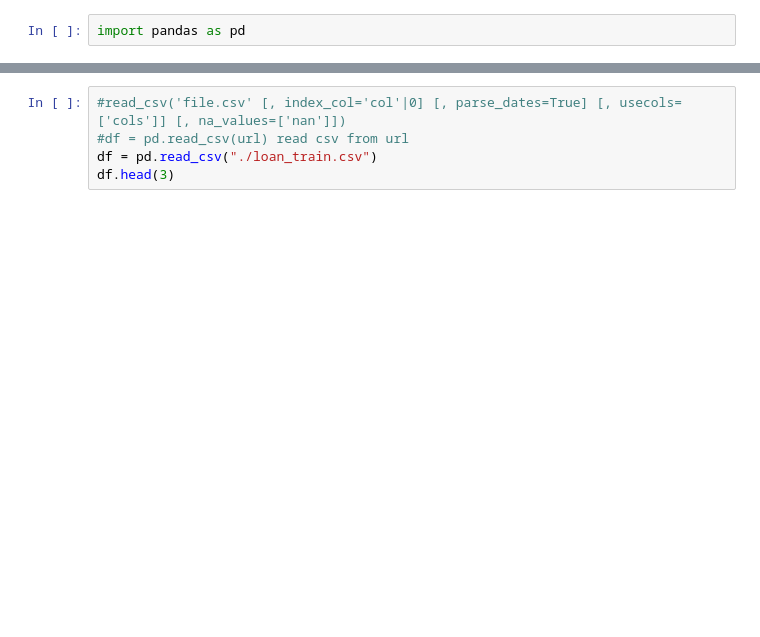
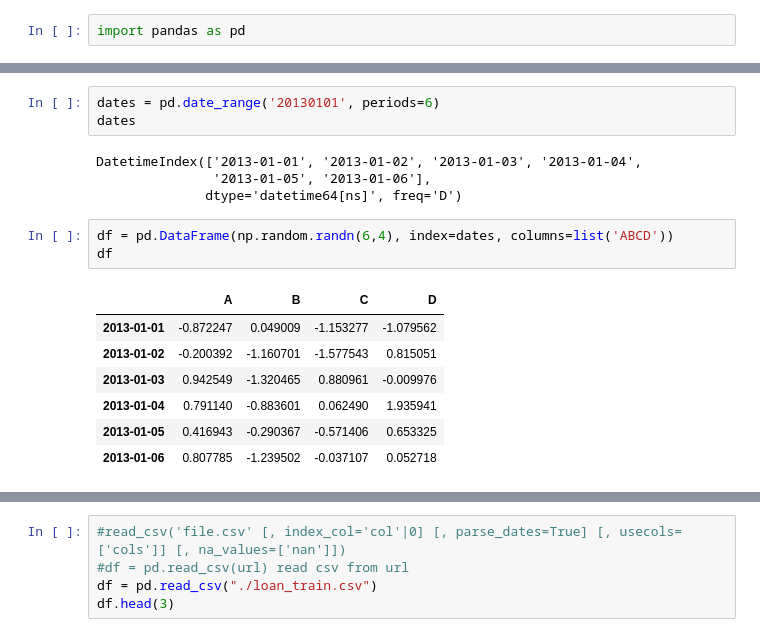
Before and after one commit to jackz3/notes, a Jupyter notebook: pandas.ipynb, the cells around one changed output, grey strips where cells are left out. Saved outputs shown, nothing was run; the diff lists cells and outputs as text; blank space fills up the shorter version.

```diff
--- a/pandas.ipynb
+++ b/pandas.ipynb
@@ -2,0 +16,18 @@ import pandas as pd
+# %%
+dates = pd.date_range('20130101', periods=6)
+dates
+# %% [output]
+DatetimeIndex(['2013-01-01', '2013-01-02', '2013-01-03', '2013-01-04',
+               '2013-01-05', '2013-01-06'],
+              dtype='datetime64[ns]', freq='D')
+# %%
+df = pd.DataFrame(np.random.randn(6,4), index=dates, columns=list('ABCD'))
+df
+# %% [output]
+|  | A | B | C | D |
+| 2013-01-01 | -0.872247 | 0.049009 | -1.153277 | -1.079562 |
+| 2013-01-02 | -0.200392 | -1.160701 | -1.577543 | 0.815051 |
+| 2013-01-03 | 0.942549 | -1.320465 | 0.880961 | -0.009976 |
+| 2013-01-04 | 0.791140 | -0.883601 | 0.062490 | 1.935941 |
+| 2013-01-05 | 0.416943 | -0.290367 | -0.571406 | 0.653325 |
+| 2013-01-06 | 0.807785 | -1.239502 | -0.037107 | 0.052718 |
```
Also changed, not shown: parts of 20 cells of this notebook, 3 other files.
